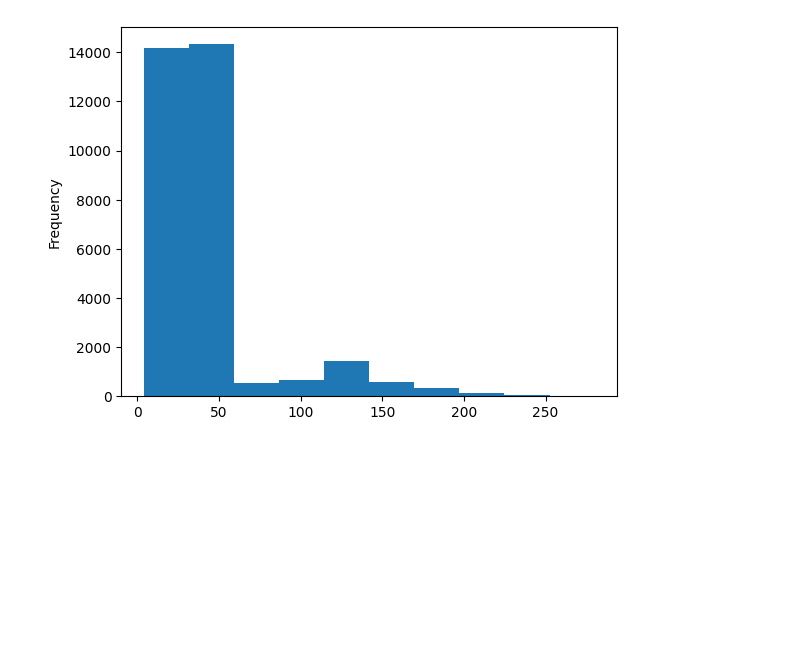
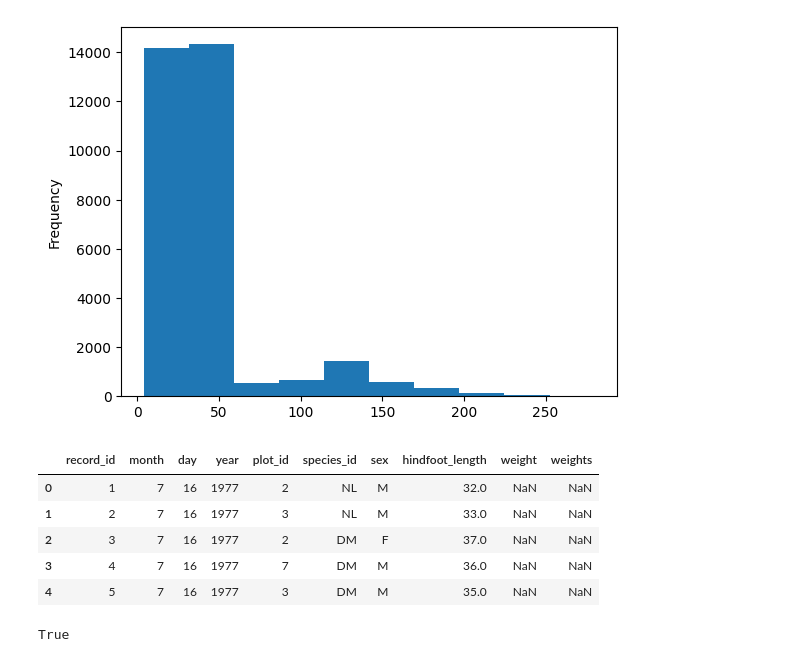
Before and after one commit to lizzymorritt/dimen-python-2023, a Jupyter notebook: hello.ipynb, the cells around one changed output. Drawn from its saved outputs; the diff is of its cells as text; code cells hidden in the pictures; blank space fills up the shorter version.

Commit message:
adding conditional subsetting

```diff
--- a/hello.ipynb
+++ b/hello.ipynb
@@ -351,3 +351,17 @@ surveys_df['weight'].plot(kind='hist')
 plt.savefig('figure/weights-barplot.png', dpi=300)
 # %% [output]
 [figure]
+# %%
+# Conditional subsetting
+surveys_df.head()
+# %% [output]
+|  | record_id | month | day | year | plot_id | species_id | sex | hindfoot_length | weight | weights |
+| 0 | 1 | 7 | 16 | 1977 | 2 | NL | M | 32.0 | NaN | NaN |
+| 1 | 2 | 7 | 16 | 1977 | 3 | NL | M | 33.0 | NaN | NaN |
+| 2 | 3 | 7 | 16 | 1977 | 2 | DM | F | 37.0 | NaN | NaN |
+| 3 | 4 | 7 | 16 | 1977 | 7 | DM | M | 36.0 | NaN | NaN |
+| 4 | 5 | 7 | 16 | 1977 | 3 | DM | M | 35.0 | NaN | NaN |
+# %%
+7 > 2
+# %% [output]
+True
```
Also changed, not shown: parts of 6 cells of this notebook.
